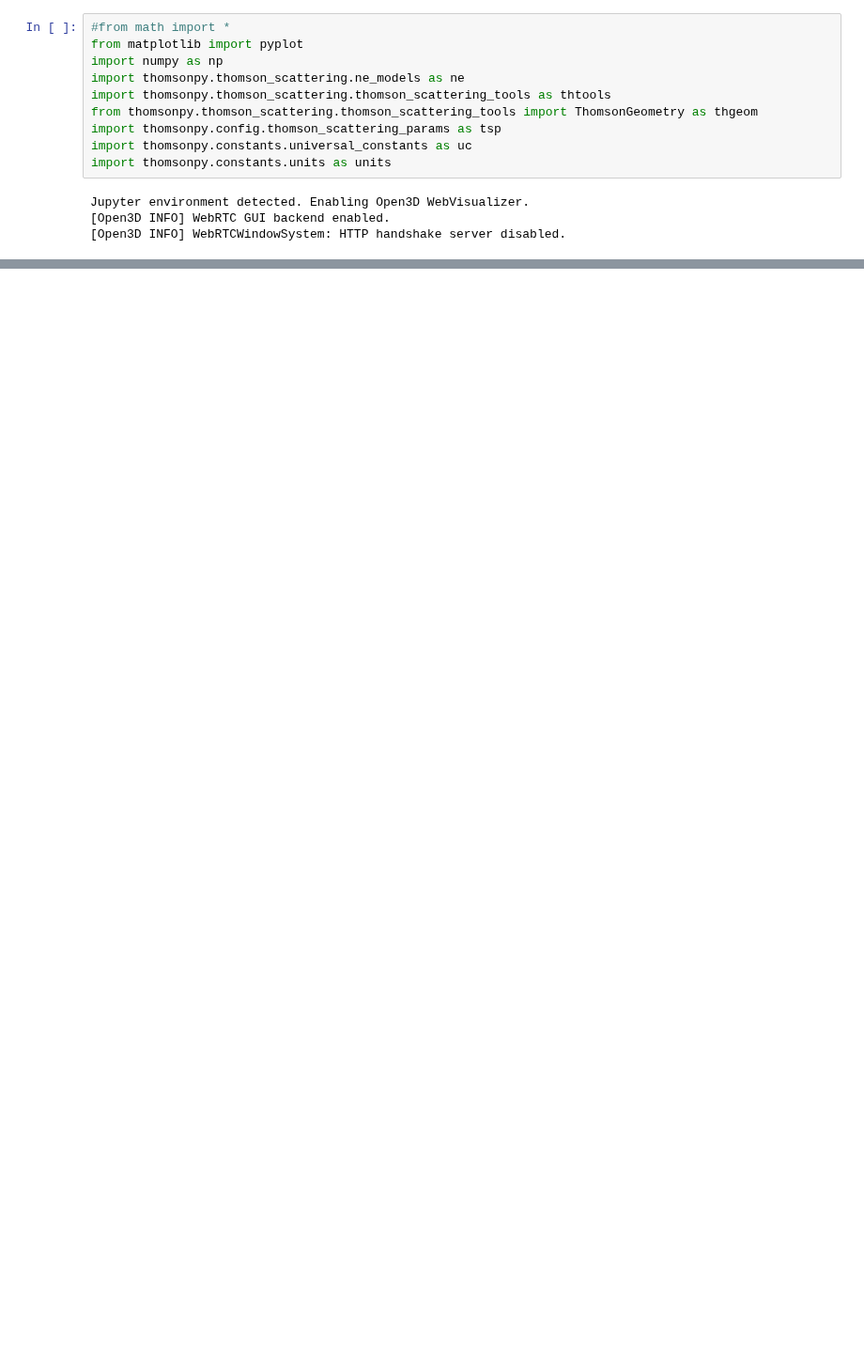
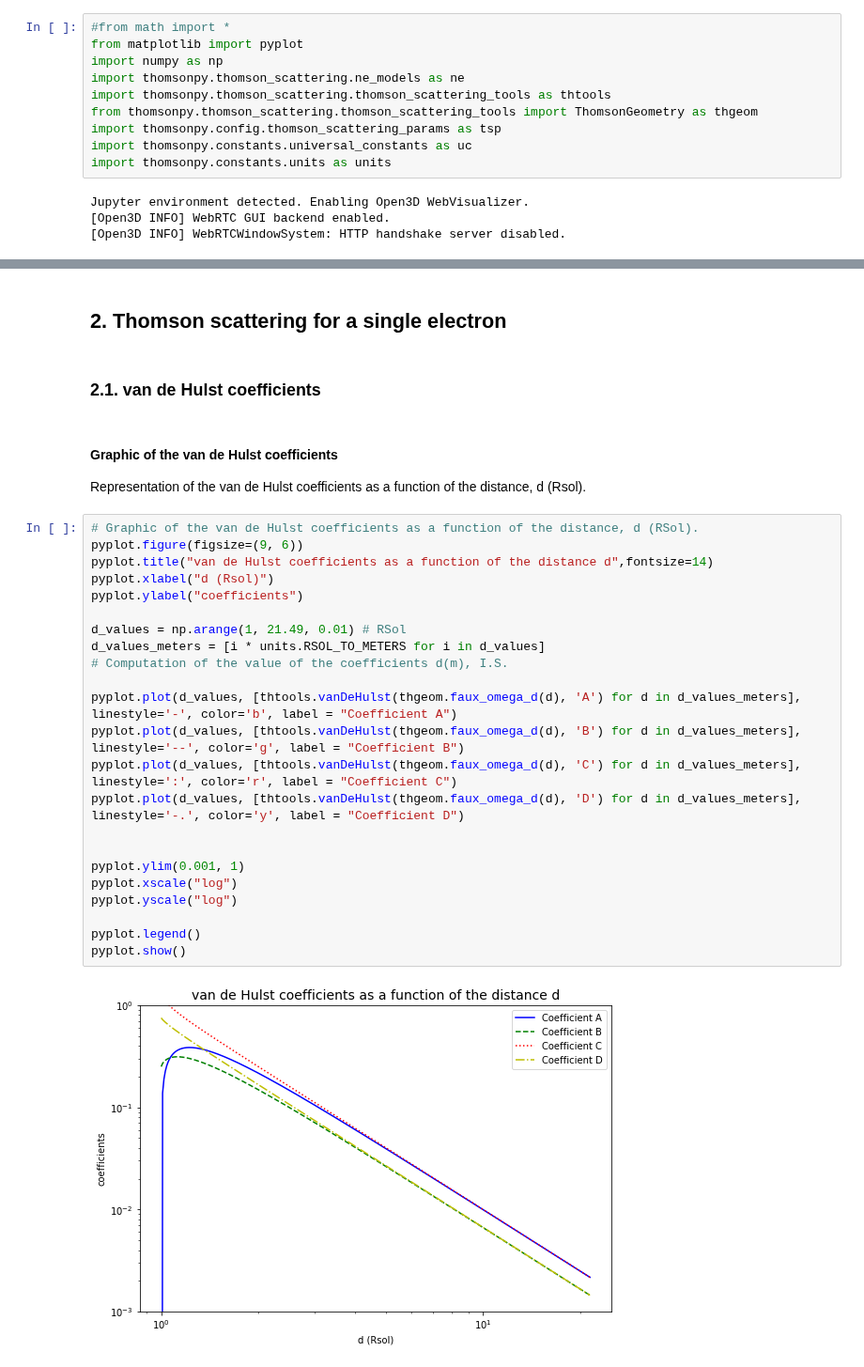
Before and after one commit to aliciavr/thomsonpy, a Jupyter notebook: src/computations/thomson_scattering.ipynb, the cells around one changed output, grey strips where cells are left out. Shown at 94% size. Cells and saved outputs as stored; diff of their text form; blank space fills up the shorter version.

```diff
--- a/src/computations/thomson_scattering.ipynb
+++ b/src/computations/thomson_scattering.ipynb
@@ -689,0 +167,32 @@ print(thtools.get_scattered_light(4000E-10, tsp.T_SOL, x, epsilon, ini_z, fin_z,
+# %% [markdown]
+## **2. Thomson scattering for a single electron**
+# %% [markdown]
+### 2.1. van de Hulst coefficients
+# %% [markdown]
+#### Graphic of the **van de Hulst coefficients**
+Representation of the van de Hulst coefficients as a function of the distance, d (Rsol).
+# %%
+# Graphic of the van de Hulst coefficients as a function of the distance, d (RSol).
+pyplot.figure(figsize=(9, 6))
+pyplot.title("van de Hulst coefficients as a function of the distance d",fontsize=14)
+pyplot.xlabel("d (Rsol)")
+pyplot.ylabel("coefficients")
+
+d_values = np.arange(1, 21.49, 0.01) # RSol
+d_values_meters = [i * units.RSOL_TO_METERS for i in d_values]
+# Computation of the value of the coefficients d(m), I.S.
+
+pyplot.plot(d_values, [thtools.vanDeHulst(thgeom.faux_omega_d(d), 'A') for d in d_values_meters], linestyle='-', color='b', label = "Coefficient A")
+pyplot.plot(d_values, [thtools.vanDeHulst(thgeom.faux_omega_d(d), 'B') for d in d_values_meters], linestyle='--', color='g', label = "Coefficient B")
+pyplot.plot(d_values, [thtools.vanDeHulst(thgeom.faux_omega_d(d), 'C') for d in d_values_meters], linestyle=':', color='r', label = "Coefficient C")
+pyplot.plot(d_values, [thtools.vanDeHulst(thgeom.faux_omega_d(d), 'D') for d in d_values_meters], linestyle='-.', color='y', label = "Coefficient D")
+
+
+pyplot.ylim(0.001, 1)
+pyplot.xscale("log")
+pyplot.yscale("log")
+
+pyplot.legend()
+pyplot.show()
+# %% [output]
+[figure, added]
```
Also changed, not shown: parts of 95 cells of this notebook.
